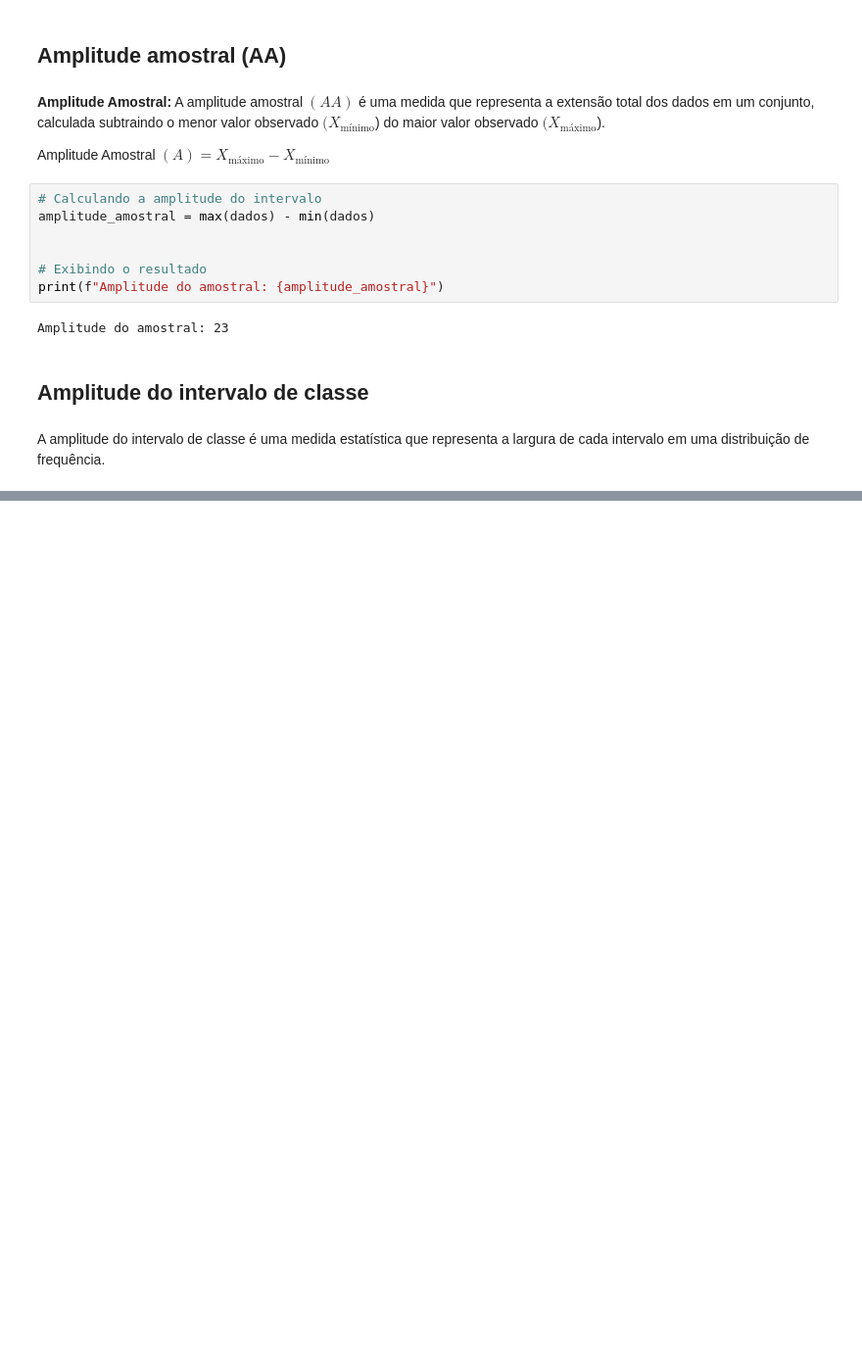
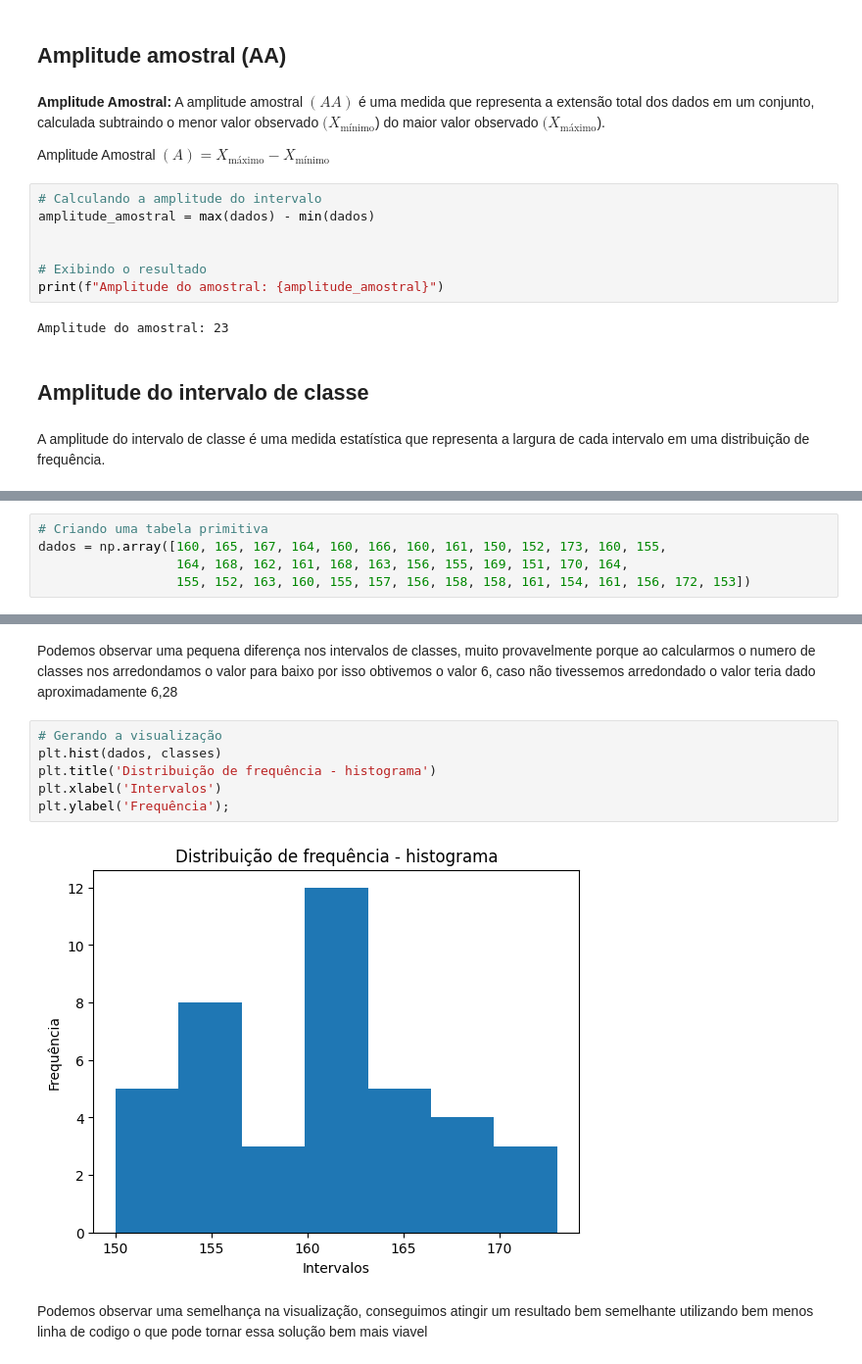
Before and after one commit to JosenildoJunior/StatPyDataScience, a Jupyter notebook: Distribuição_de_frequência.ipynb, the cells around one changed output, grey strips where cells are left out. Shown at 98% size. Drawn from its saved outputs; the diff is of its cells as text; blank space fills up the shorter version.

```diff
--- a/Distribuição_de_frequência.ipynb
+++ b/Distribuição_de_frequência.ipynb
@@ -113,0 +204,5 @@ A amplitude do intervalo de classe é 4
+# %%
+# Criando uma tabela primitiva
+dados = np.array([160, 165, 167, 164, 160, 166, 160, 161, 150, 152, 173, 160, 155,
+                  164, 168, 162, 161, 168, 163, 156, 155, 169, 151, 170, 164,
+                  155, 152, 163, 160, 155, 157, 156, 158, 158, 161, 154, 161, 156, 172, 153])
@@ -113,0 +222,12 @@ A amplitude do intervalo de classe é 4
+# %% [markdown]
+Podemos observar uma pequena diferença nos intervalos de classes, muito provavelmente porque ao calcularmos o numero de classes nos arredondamos o valor para baixo por isso obtivemos o valor 6, caso não tivessemos arredondado o valor teria dado aproximadamente 6,28
+# %%
+# Gerando a visualização
+plt.hist(dados, classes)
+plt.title('Distribuição de frequência - histograma')
+plt.xlabel('Intervalos')
+plt.ylabel('Frequência');
+# %% [output]
+[figure, added]
+# %% [markdown]
+Podemos observar uma semelhança na visualização, conseguimos atingir um resultado bem semelhante utilizando bem menos linha de codigo o que pode tornar essa solução bem mais viavel
```
Also changed, not shown: parts of 23 cells of this notebook.
